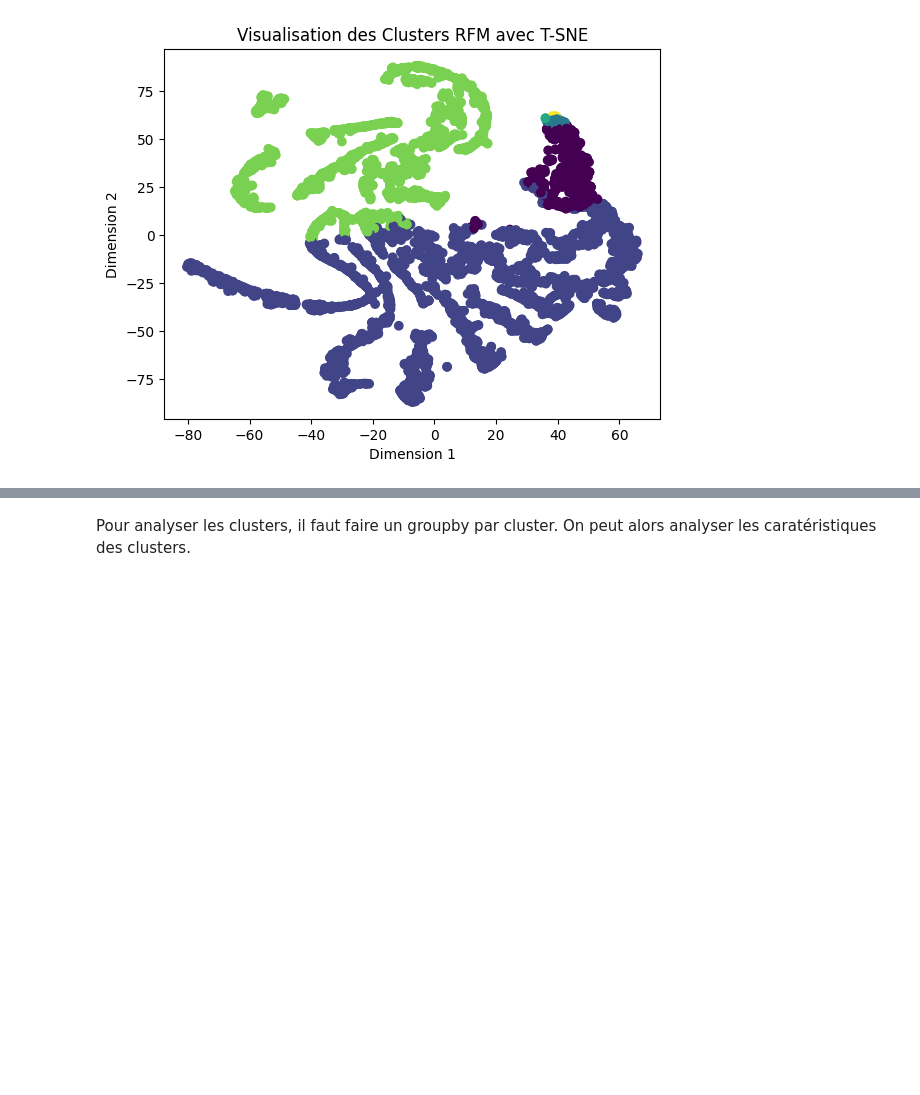
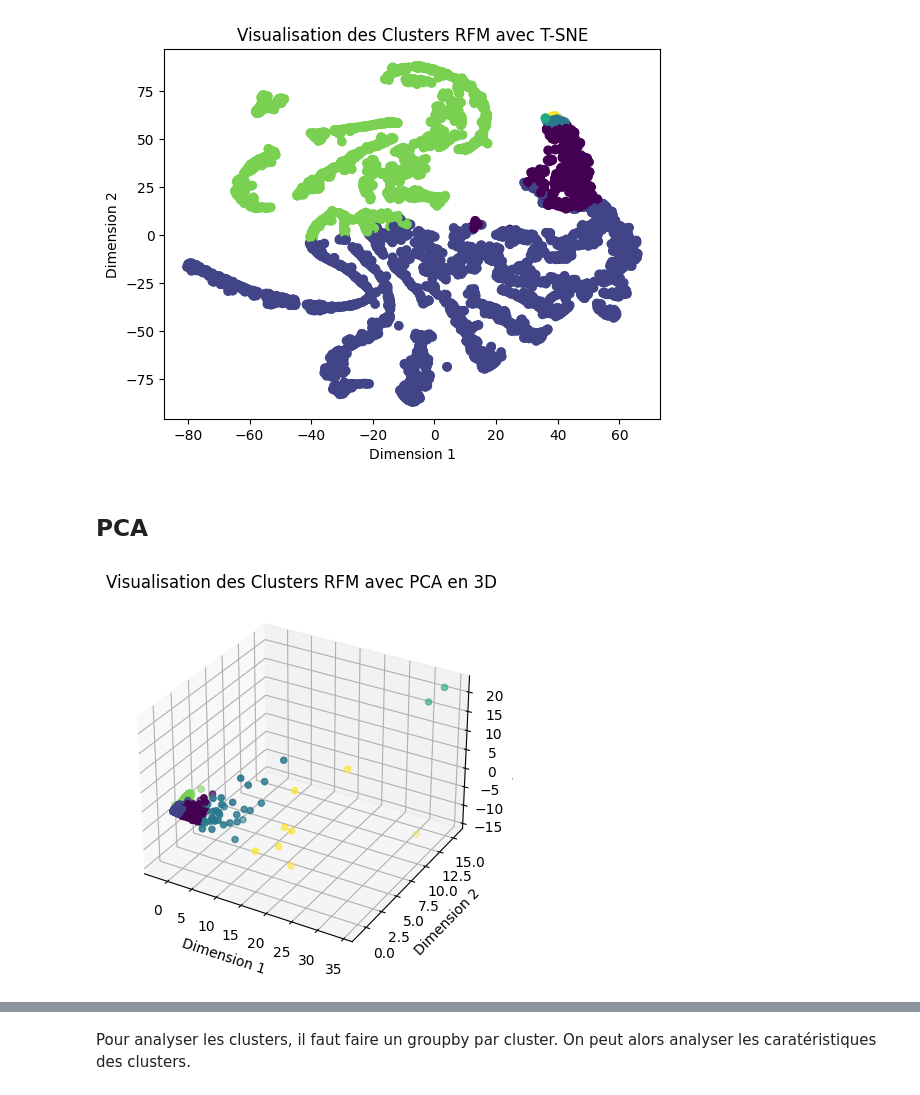
Before and after one commit to Shadume/Online_Retail-Customer_segmentation, a Jupyter notebook: RFM_clustering.ipynb, the cells around one changed output, grey strips where cells are left out. Cells and saved outputs as stored; diff of their text form; code cells hidden in the pictures; blank space fills up the shorter version.

Commit message:
visualisation PCA

```diff
--- a/RFM_clustering.ipynb
+++ b/RFM_clustering.ipynb
@@ -140,3 +140,24 @@ plt.ylabel("Dimension 2")
 plt.show()
 # %% [output]
 [figure]
+# %% [markdown]
+## PCA
+# %%
+from sklearn.decomposition import PCA
+
+pca = PCA(n_components=3, random_state=42)
+pca_data = pca.fit_transform(rfm_normalized)
+
+import matplotlib.pyplot as plt
+from mpl_toolkits.mplot3d import Axes3D
+
+fig = plt.figure()
+ax = fig.add_subplot(111, projection='3d')
+ax.scatter(pca_data[:, 0], pca_data[:, 1], pca_data[:, 2], c=clusters, cmap='viridis')
+ax.set_title("Visualisation des Clusters RFM avec PCA en 3D")
+ax.set_xlabel("Dimension 1")
+ax.set_ylabel("Dimension 2")
+ax.set_zlabel("Dimension 3")
+plt.show()
+# %% [output]
+[figure, added]
```
Also changed, not shown: parts of 1 cell of this notebook, 1 other file.
